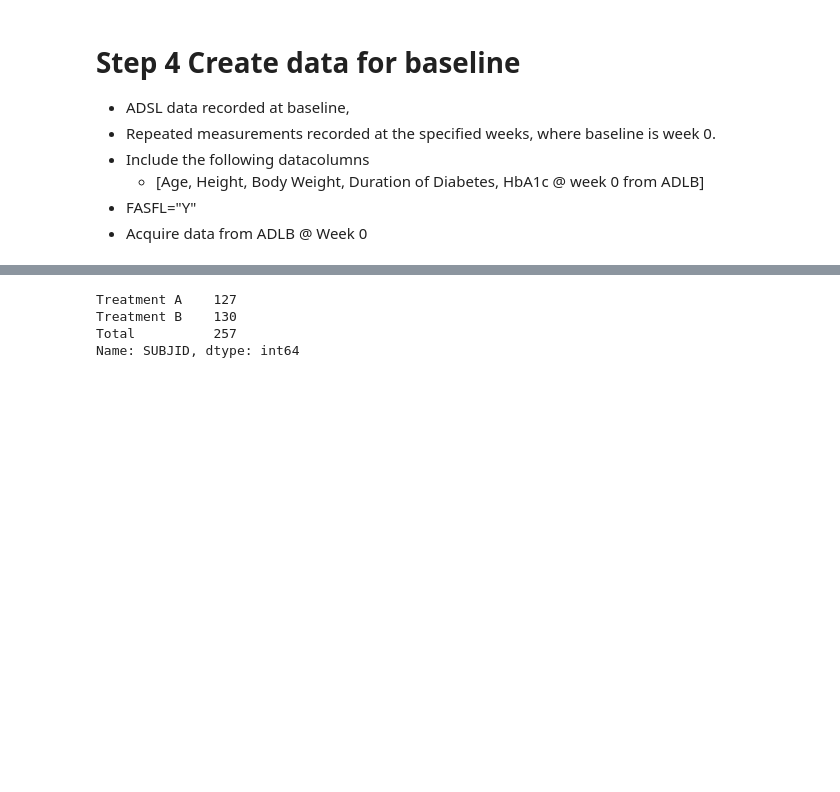
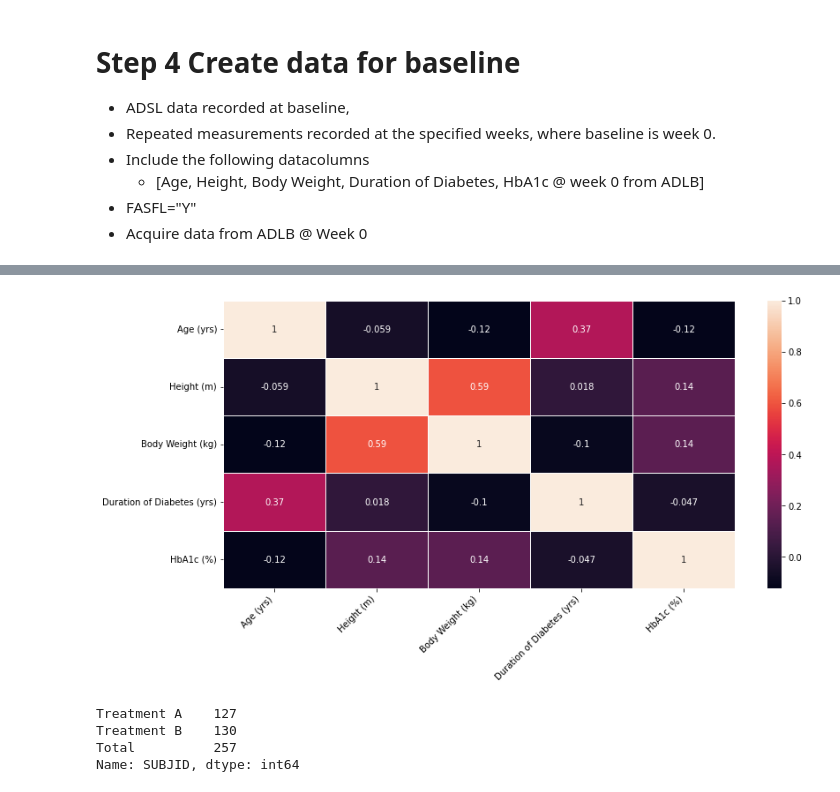
Before and after one commit to nurrix/novo-application-2022-03-28, a Jupyter notebook: Novo2022-03-28.ipynb, the cells around one changed output, grey strips where cells are left out. Saved outputs shown, nothing was run; the diff lists cells and outputs as text; code cells hidden in the pictures; blank space fills up the shorter version.

```diff
--- a/Novo2022-03-28.ipynb
+++ b/Novo2022-03-28.ipynb
@@ -368,3 +419,12 @@ summary_groups.style.format(precision=2)
+# %%
+
+corrmat = TableShell.corr()
+plt.figure(figsize=(13, 6))
+sns.heatmap(corrmat, vmax=1, annot=True, linewidths=.5)
+plt.xticks(rotation=45, ha='right')
+plt.show()
+# %% [output]
+[figure, added]
 # %%
 counts_df.reset_index().transpose().style
 counts_df.rename({'SUBJID':'Number of Subjects'},axis=0, inplace=True)
```
Also changed, not shown: parts of 23 cells of this notebook, 2 other files.
